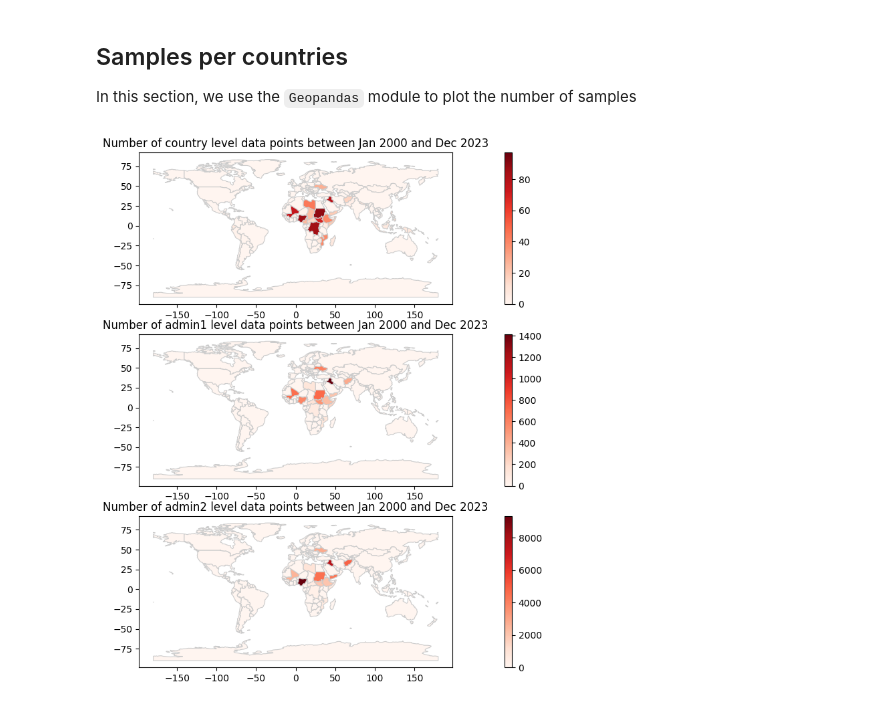
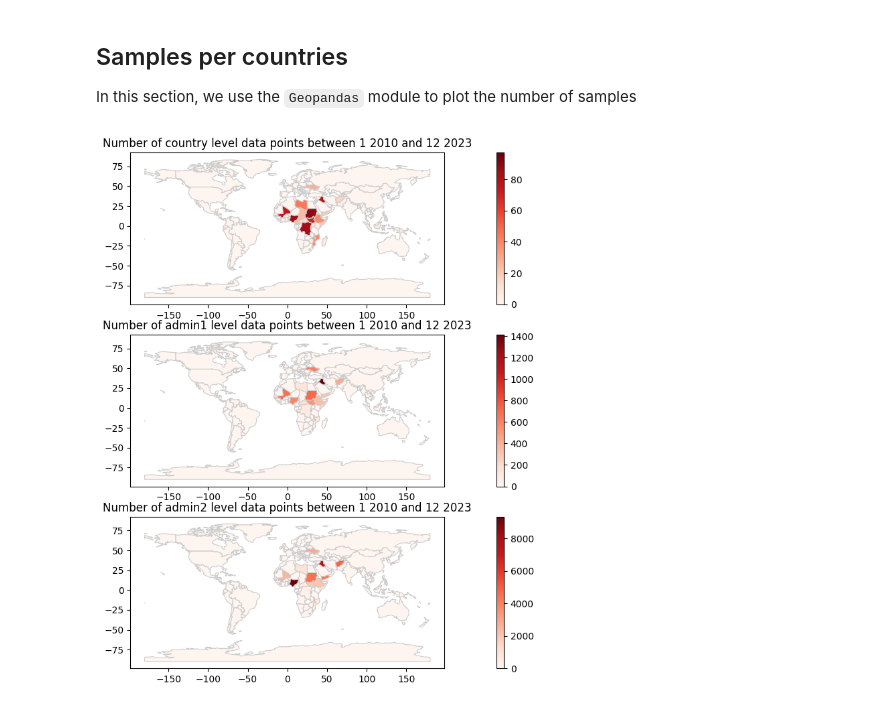
Before and after one commit to Human-Geomonitor/PyDTM, a Jupyter notebook: examples.ipynb, the cells around one changed output. Drawn from its saved outputs; the diff is of its cells as text; code cells hidden in the pictures.

```diff
--- a/examples.ipynb
+++ b/examples.ipynb
@@ -21,8 +41,9 @@ from src.api import countryLevelData
 #help(countryLevelData)
 # %%
 # Test country level request with the minimum parameters required
-response_country = countryLevelData(admin0Pcode="YEM", monthFrom_month= "1", monthFrom_year=2000, monthTo_month= "12", monthTo_year=2023)
-#print(response_country.json())
-print("Number of data points for selected area and period: ",len(response_country.json()['result']))
+response_country = countryLevelData(admin0Pcode="YEM", monthFrom_month= "1", monthFrom_year=2000, monthTo_month= "12", monthTo_year=2023, to_pandas=True)
+#print(response_country)
+print("Number of data points for selected area and period: ",len(response_country))
+response_country.head()
 # %% [output]
 Number of data points for selected area and period:  19
@@ -82,18 +124,25 @@ In this section, we use the `Geopandas` module to plot the number of samples
 # %%
 import geopandas as gpd
 import matplotlib.pyplot as plt
+import numpy as np
 
 fig, ax = plt.subplots(3, 1, figsize=(20, 10))
 
+# Set the period
+monthFrom_month = "1"
+monthFrom_year = 2010
+
+monthTo_month = "12"
+monthTo_year = 2023
 
 # Read the world shapefile
 world = gpd.read_file(gpd.datasets.get_path('naturalearth_lowres'))
 
 for i in range(len(world)):
     country_id = world.loc[i]['iso_a3']
-    response_country = countryLevelData(admin0Pcode=country_id, monthFrom_month= "1", monthFrom_year=2000, monthTo_month= "12", monthTo_year=2023)
-    if response_country.status_code == 200:
-        count_data_points = len(response_country.json()['result'])
+    response_country = countryLevelData(admin0Pcode=country_id, monthFrom_month = monthFrom_month, monthFrom_year = monthFrom_year, monthTo_month = monthTo_month, monthTo_year = monthTo_year)
+    if response_country['statusCode'] == 200:
+        count_data_points = len(response_country['result'])
     else:
         count_data_points = 0
 
@@ -102,46 +151,46 @@ for i in range(len(world)):
 # Plot the heatmap
 world.plot(column='DataPoints', cmap='Reds', linewidth=0.8, edgecolor='0.8', legend=True, ax = ax[0])
 
-ax[0].set_title('Number of country level data points between Jan 2000 and Dec 2023')
+ax[0].set_title(f'Number of country level data points between {monthFrom_month} {monthFrom_year} and {monthTo_month} {monthTo_year}')
 
 # Read the world shapefile
 world1 = gpd.read_file(gpd.datasets.get_path('naturalearth_lowres'))
 
 for i in range(len(world)):
     country_id = world.loc[i]['iso_a3']
-    response_country = admin1LevelData(admin0Pcode=country_id, monthFrom_month= "1", monthFrom_year=2000, monthTo_month= "12", monthTo_year=2023)
-    if response_country.status_code == 200:
-        count_data_points = len(response_country.json()['result'])
+    response_country = admin1LevelData(admin0Pcode=country_id, monthFrom_month = monthFrom_month, monthFrom_year = monthFrom_year, monthTo_month = monthTo_month, monthTo_year = monthTo_year)
+    if response_country['statusCode'] == 200:
+        count_data_points = len(response_country['result'])
     else:
         count_data_points = 0
 
     world1.loc[i,'DataPoints'] = count_data_points
 
 # Plot the heatmap
 world1.plot(column='DataPoints', cmap='Reds', linewidth=0.8, edgecolor='0.8', legend=True, ax = ax[1])
 
-ax[1].set_title('Number of admin1 level data points between Jan 2000 and Dec 2023')
+ax[1].set_title(f'Number of admin1 level data points between {monthFrom_month} {monthFrom_year} and {monthTo_month} {monthTo_year}')
 
 
 # Read the world shapefile
 world2 = gpd.read_file(gpd.datasets.get_path('naturalearth_lowres'))
 
 for i in range(len(world)):
     country_id = world.loc[i]['iso_a3']
-    response_country = admin2LevelData(admin0Pcode=country_id, monthFrom_month= "1", monthFrom_year=2000, monthTo_month= "12", monthTo_year=2023)
-    if response_country.status_code == 200:
-        count_data_points = len(response_country.json()['result'])
+    response_country = admin2LevelData(admin0Pcode=country_id, monthFrom_month = monthFrom_month, monthFrom_year = monthFrom_year, monthTo_month = monthTo_month, monthTo_year = monthTo_year)
+    if response_country['statusCode'] == 200:
+        count_data_points = len(response_country['result'])
     else:
         count_data_points = 0
 
     world2.loc[i,'DataPoints'] = count_data_points
 
 # Plot the heatmap
 world2.plot(column='DataPoints', cmap='Reds', linewidth=0.8, edgecolor='0.8', legend=True, ax = ax[2])
 
-ax[2].set_title('Number of admin2 level data points between Jan 2000 and Dec 2023')
+ax[2].set_title(f'Number of admin2 level data points between {monthFrom_month} {monthFrom_year} and {monthTo_month} {monthTo_year}')
 
 # Show the plot
 plt.show()
 # %% [output]
-[figure, old version]
+[figure, new version]
```
Also changed, not shown: parts of 4 cells of this notebook, 3 other files.
